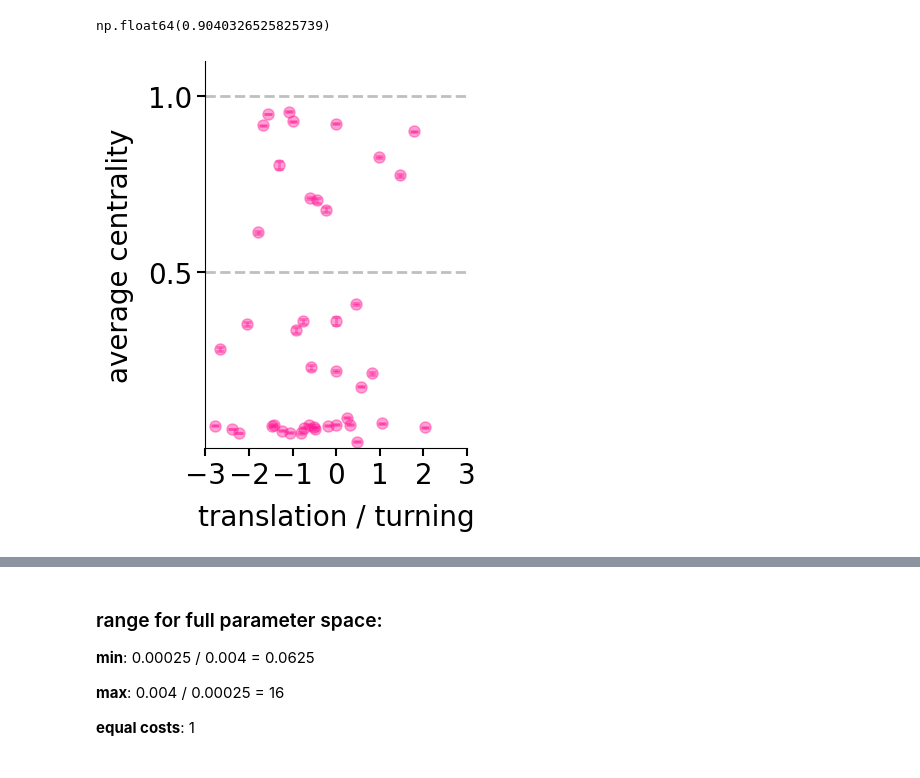
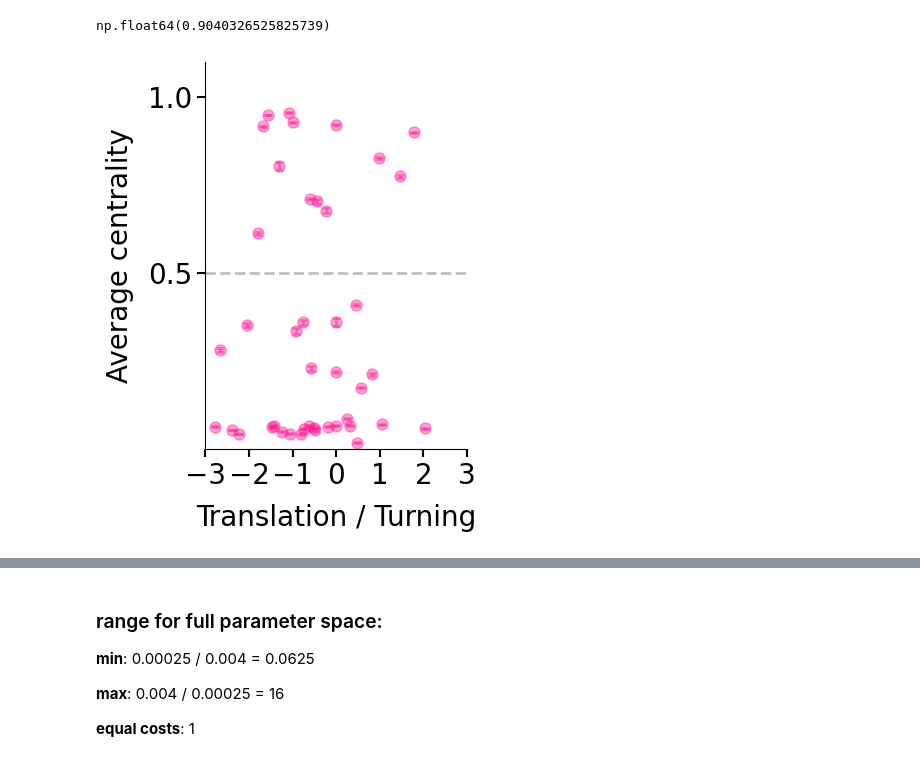
Before and after one commit to tomhagley6/octagon_analysis, a Jupyter notebook: agent_analysis/notebooks/split_cost_trajectory_analysis.ipynb, the cells around one changed output, grey strips where cells are left out. Saved outputs shown, nothing was run; the diff lists cells and outputs as text; code cells hidden in the pictures.

```diff
--- a/agent_analysis/notebooks/split_cost_trajectory_analysis.ipynb
+++ b/agent_analysis/notebooks/split_cost_trajectory_analysis.ipynb
@@ -184,34 +184,33 @@ plt.errorbar(
     fmt='o',
     alpha=0.4,
     color="deeppink",
     markersize=8,
     ecolor='deeppink',
     elinewidth=2,
     capsize=3,
     capthick=2,
     linestyle='none'
 )
 
 plt.axhline(0.5, color='gray', alpha=0.5, linestyle='--', linewidth=2)
-plt.axhline(1.0, color='gray', alpha=0.5, linestyle='--', linewidth=2)
 
-plt.xlabel("translation / turning", fontsize=20, labelpad=10)
-plt.ylabel("average centrality", fontsize=20, labelpad=10)
+plt.xlabel("Translation / Turning", fontsize=20, labelpad=10)
+plt.ylabel("Average centrality", fontsize=20, labelpad=10)
 
 plt.xlim(-3, 3)  # shows the unsampled region past ~8
 plt.xticks(np.arange(-3, 4, 1), fontsize=20)
 
 plt.ylim([0.7, 1.1])
 plt.yticks(np.arange(0, 1.1, 0.5), fontsize=20)
 
 ax = plt.gca()
 ax.tick_params(width=1.5, length=6)
 
 plt.setp(ax.get_yticklabels()[0], visible=False)
 plt.setp(ax.get_yticklines()[0], visible=False)
 
 sns.despine(top=True, right=True)
 plt.tight_layout()
 plt.show()
 # %% [output]
-[figure, old version]
+[figure, new version]
```
Also changed, not shown: parts of 1 cell of this notebook, 4 other files.
